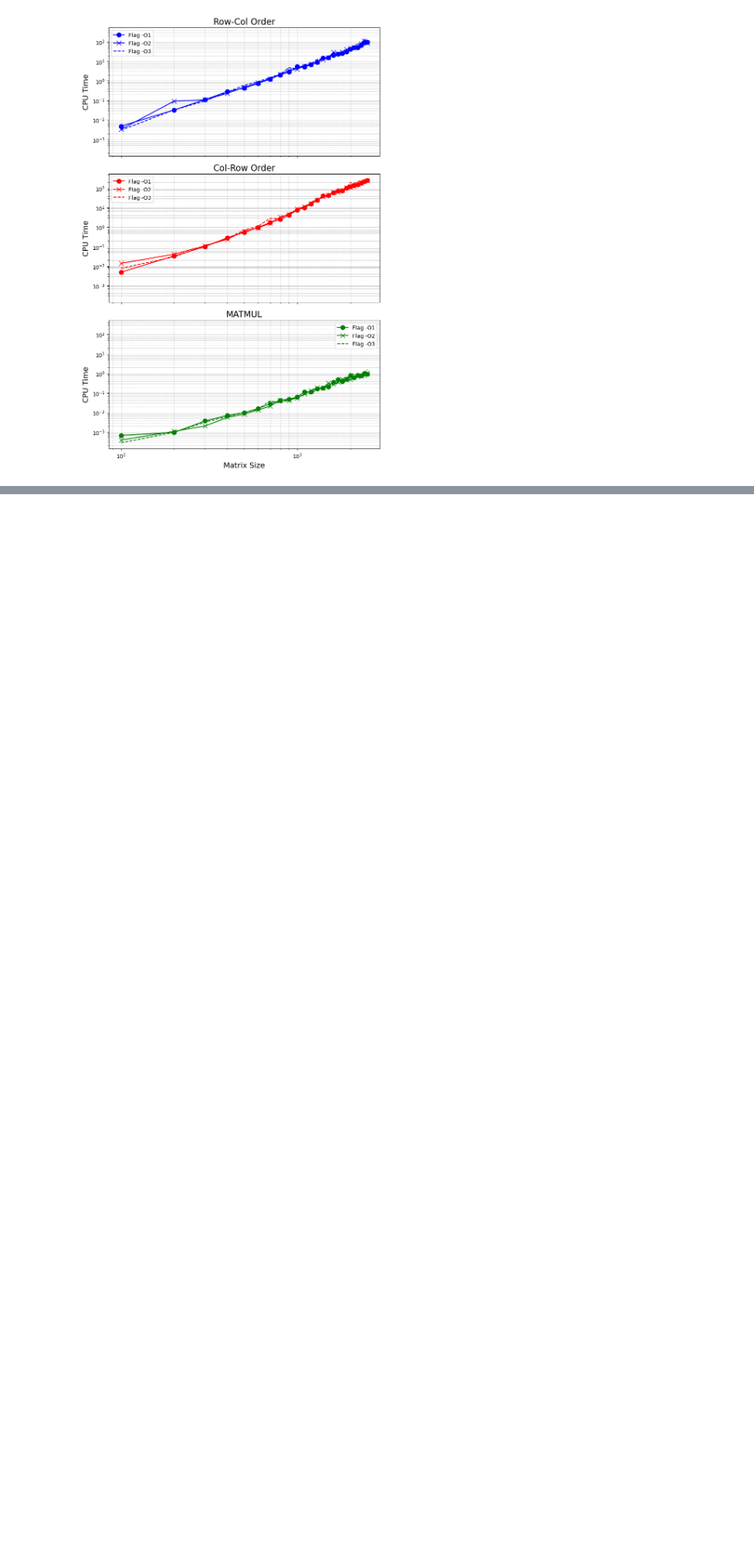
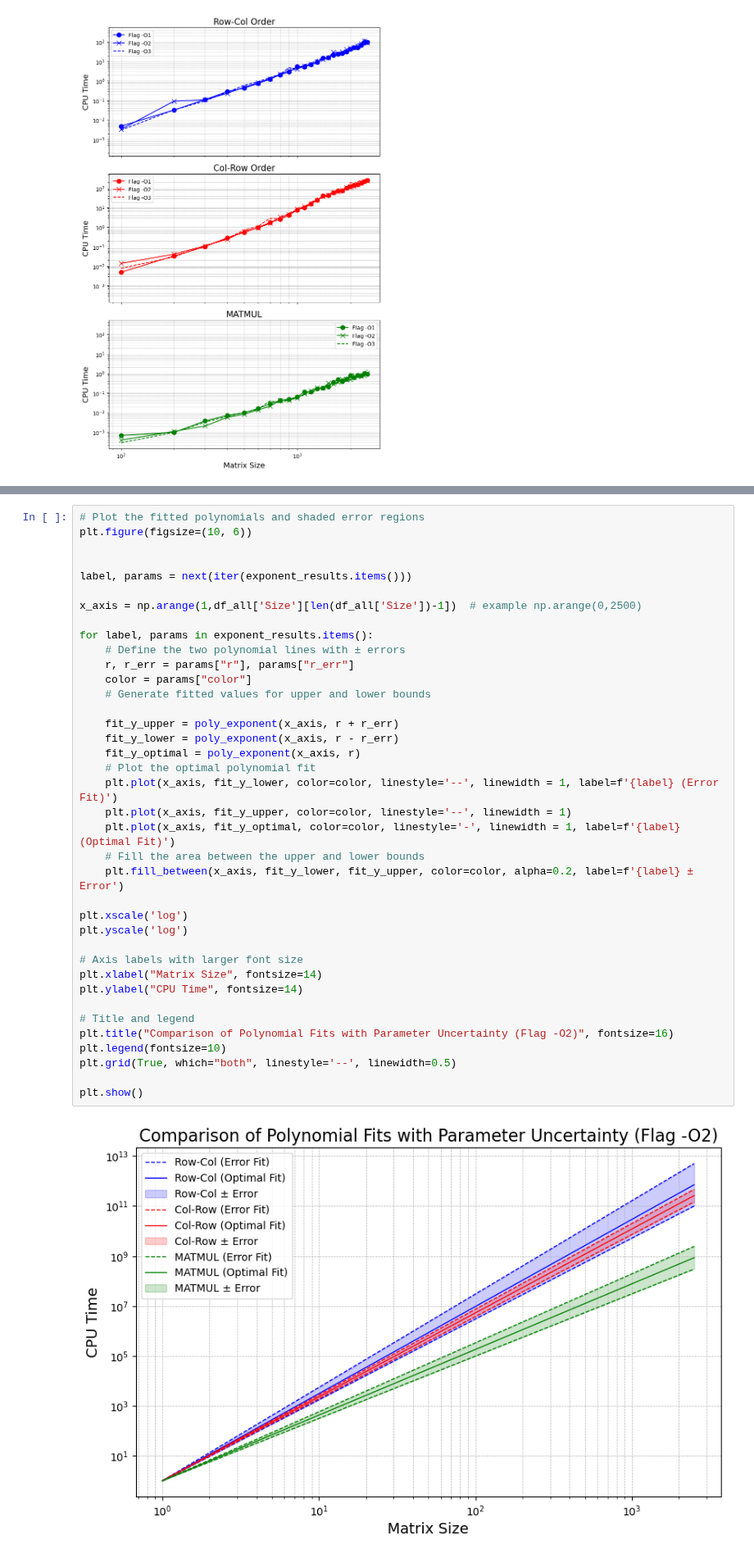
Before and after one commit to sdracia/QIC, a Jupyter notebook: 03_Assignement/analysis.ipynb, the cells around one changed output, grey strips where cells are left out. Shown at 82% size. Saved outputs shown, nothing was run; the diff lists cells and outputs as text; blank space fills up the shorter version.

```diff
--- a/03_Assignement/analysis.ipynb
+++ b/03_Assignement/analysis.ipynb
@@ -229,0 +212,40 @@ Fit parameters for MATMUL (Flag -O2):
+# %%
+# Plot the fitted polynomials and shaded error regions
+plt.figure(figsize=(10, 6))
+
+
+label, params = next(iter(exponent_results.items()))
+
+x_axis = np.arange(1,df_all['Size'][len(df_all['Size'])-1])  # example np.arange(0,2500)
+
+for label, params in exponent_results.items():
+    # Define the two polynomial lines with ± errors
+    r, r_err = params["r"], params["r_err"]
+    color = params["color"]
+    # Generate fitted values for upper and lower bounds
+
+    fit_y_upper = poly_exponent(x_axis, r + r_err)
+    fit_y_lower = poly_exponent(x_axis, r - r_err)
+    fit_y_optimal = poly_exponent(x_axis, r)
+    # Plot the optimal polynomial fit
+    plt.plot(x_axis, fit_y_lower, color=color, linestyle='--', linewidth = 1, label=f'{label} (Error Fit)')
+    plt.plot(x_axis, fit_y_upper, color=color, linestyle='--', linewidth = 1)
+    plt.plot(x_axis, fit_y_optimal, color=color, linestyle='-', linewidth = 1, label=f'{label} (Optimal Fit)')
+    # Fill the area between the upper and lower bounds
+    plt.fill_between(x_axis, fit_y_lower, fit_y_upper, color=color, alpha=0.2, label=f'{label} ± Error')
+
+plt.xscale('log')
+plt.yscale('log')
+
+# Axis labels with larger font size
+plt.xlabel("Matrix Size", fontsize=14)
+plt.ylabel("CPU Time", fontsize=14)
+
+# Title and legend
+plt.title("Comparison of Polynomial Fits with Parameter Uncertainty (Flag -O2)", fontsize=16)
+plt.legend(fontsize=10)
+plt.grid(True, which="both", linestyle='--', linewidth=0.5)
+
+plt.show()
+# %% [output]
+[figure, added]
```
Also changed, not shown: parts of 2 cells of this notebook, 13 other files.
